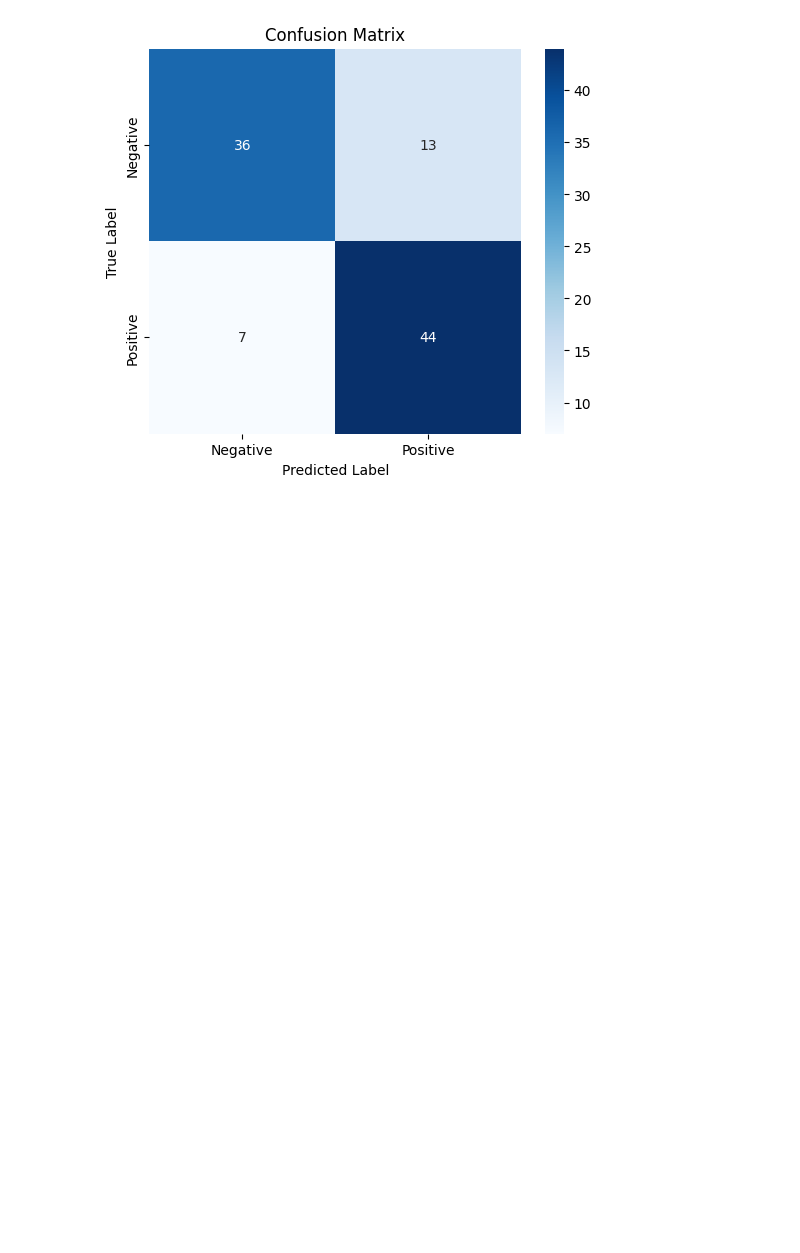
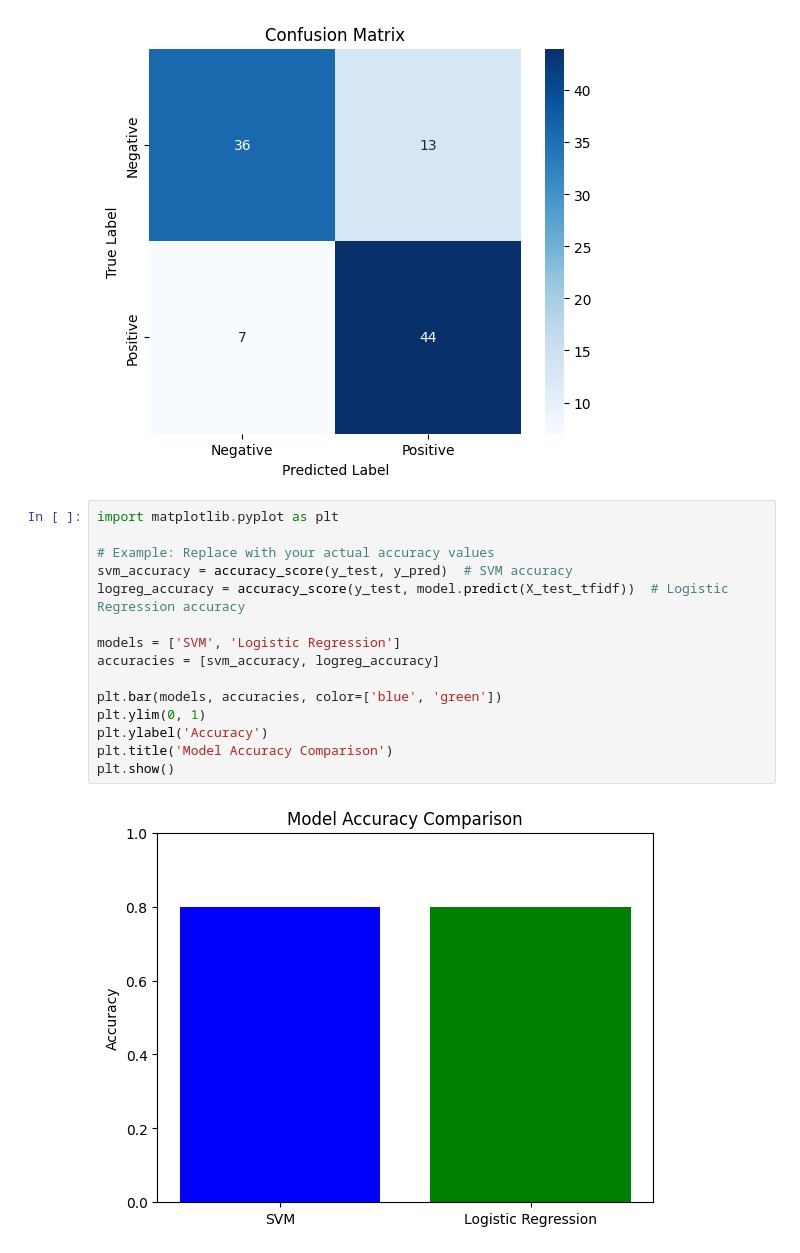
Before and after one commit to Abdullahariff/Sentiment-Analysis-IMDB, a Jupyter notebook: main.ipynb, the cells around one changed output. Cells and saved outputs as stored; diff of their text form; blank space fills up the shorter version.

```diff
--- a/main.ipynb
+++ b/main.ipynb
@@ -388,3 +388,20 @@ Classification Report:
    macro avg       0.80      0.80      0.80       100
 weighted avg       0.80      0.80      0.80       100
 [figure]
+# %%
+import matplotlib.pyplot as plt
+
+# Example: Replace with your actual accuracy values
+svm_accuracy = accuracy_score(y_test, y_pred)  # SVM accuracy
+logreg_accuracy = accuracy_score(y_test, model.predict(X_test_tfidf))  # Logistic Regression accuracy
+
+models = ['SVM', 'Logistic Regression']
+accuracies = [svm_accuracy, logreg_accuracy]
+
+plt.bar(models, accuracies, color=['blue', 'green'])
+plt.ylim(0, 1)
+plt.ylabel('Accuracy')
+plt.title('Model Accuracy Comparison')
+plt.show()
+# %% [output]
+[figure, added]
```
